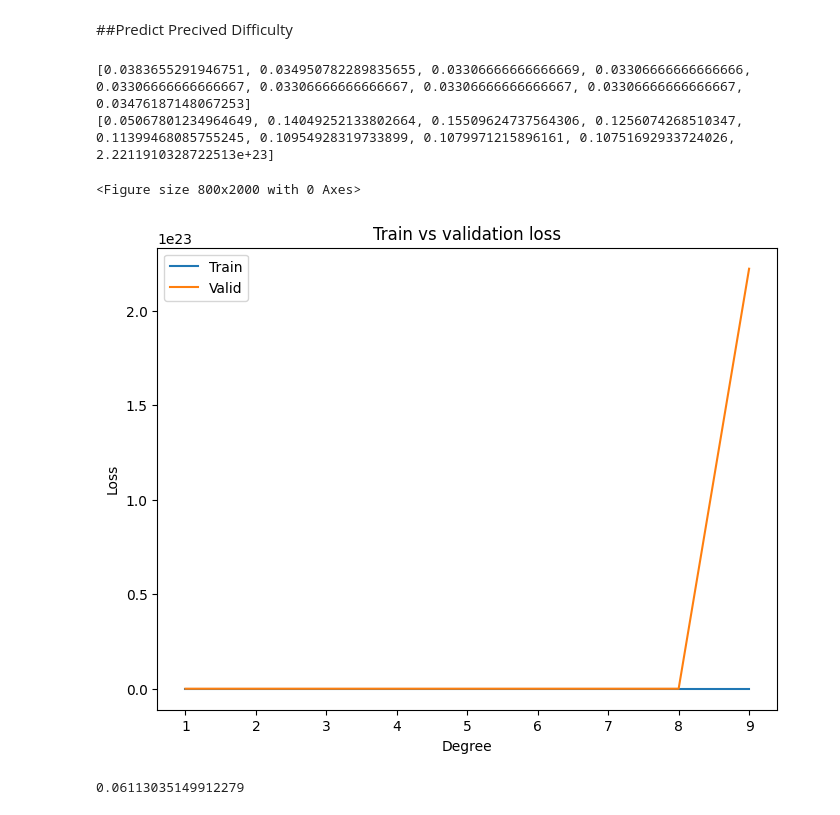
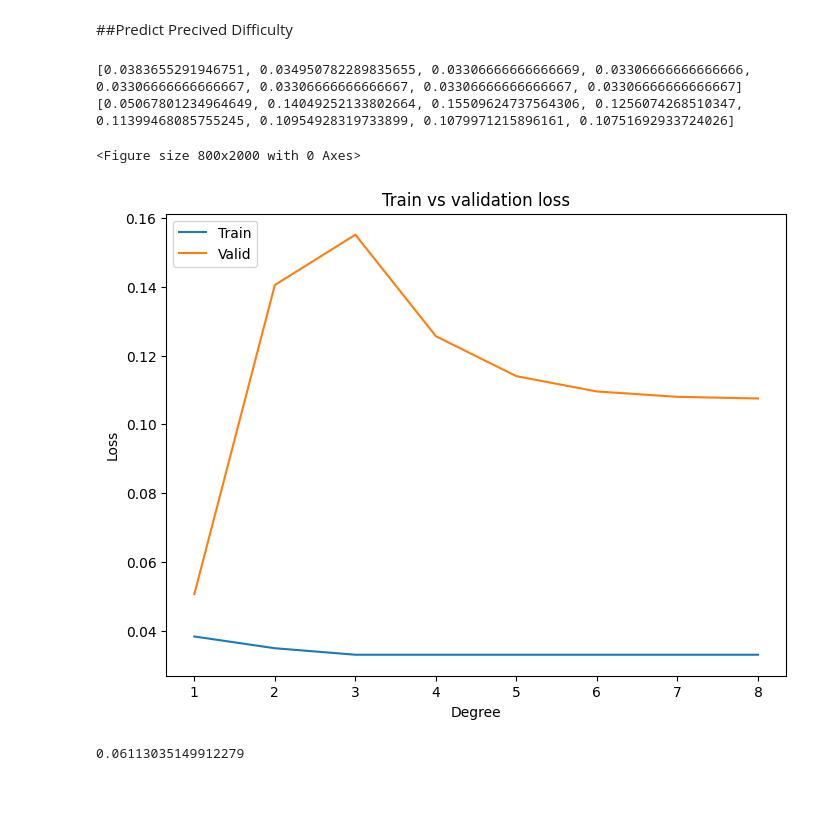
Before and after one commit to LingPeiYu/AaltoThesisDataAnalysis, a Jupyter notebook: AaltoThesisDataAnalysis.ipynb, the cells around one changed output. Cells and saved outputs as stored; diff of their text form; code cells hidden in the pictures.

```diff
--- a/AaltoThesisDataAnalysis.ipynb
+++ b/AaltoThesisDataAnalysis.ipynb
@@ -121,7 +121,7 @@ tr_errors = []
 val_errors = []
 #Polynomial Regression
 plt.figure(figsize=(8, 20))
-for degree in range(1,10):
+for degree in range(1,9):
   poly = PolynomialFeatures(degree=degree)
   X_train_poly = poly.fit_transform(X_train)
   regr=LinearRegression(fit_intercept=False)
@@ -137,20 +137,20 @@ for degree in range(1,10):
 print(tr_errors)
 print(val_errors)
 # %% [output]
-[0.0383655291946751, 0.034950782289835655, 0.03306666666666669, 0.03306666666666666, 0.03306666666666667, 0.03306666666666667, 0.03306666666666667, 0.03306666666666667, 0.03476187148067253]
-[0.05067801234964649, 0.14049252133802664, 0.15509624737564306, 0.1256074268510347, 0.11399468085755245, 0.10954928319733899, 0.1079971215896161, 0.10751692933724026, 2.2211910328722513e+23]
+[0.0383655291946751, 0.034950782289835655, 0.03306666666666669, 0.03306666666666666, 0.03306666666666667, 0.03306666666666667, 0.03306666666666667, 0.03306666666666667]
+[0.05067801234964649, 0.14049252133802664, 0.15509624737564306, 0.1256074268510347, 0.11399468085755245, 0.10954928319733899, 0.1079971215896161, 0.10751692933724026]
 <Figure size 800x2000 with 0 Axes>
 # %%
 plt.figure(figsize=(8, 6))
-plt.plot(range(1,10), tr_errors, label = 'Train')
-plt.plot(range(1,10), val_errors,label = 'Valid')
+plt.plot(range(1,9), tr_errors, label = 'Train')
+plt.plot(range(1,9), val_errors,label = 'Valid')
 plt.legend(loc = 'upper left')
 plt.xlabel('Degree')
 plt.ylabel('Loss')
 plt.title('Train vs validation loss')
 plt.show()
 # %% [output]
-[figure, old version]
+[figure, new version]
 # %%
 poly = PolynomialFeatures(degree=1)
 X_train_poly = poly.fit_transform(X_train)
```
Also changed, not shown: parts of 4 cells of this notebook.
